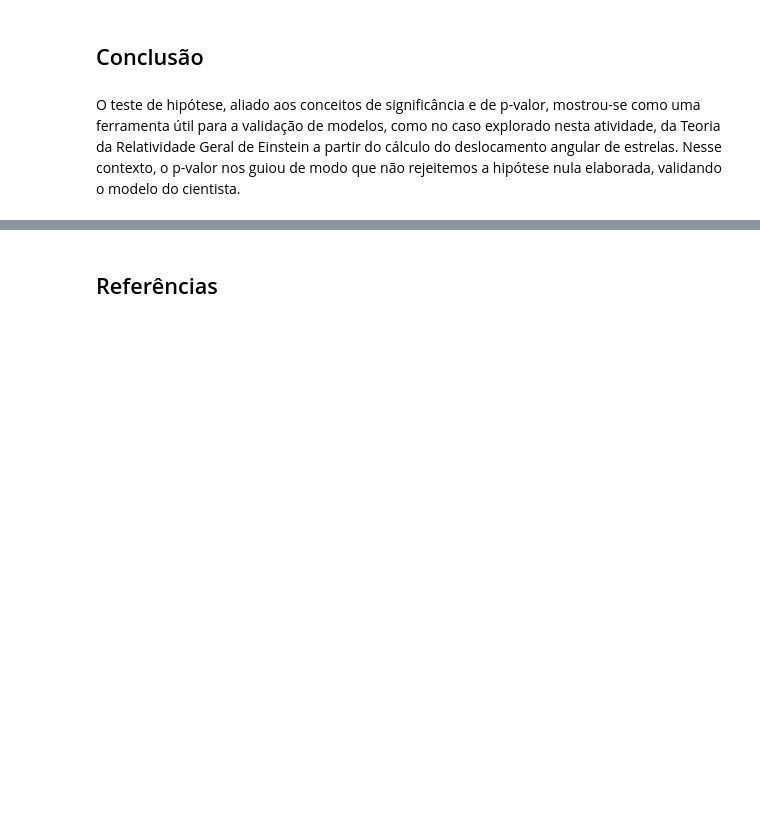
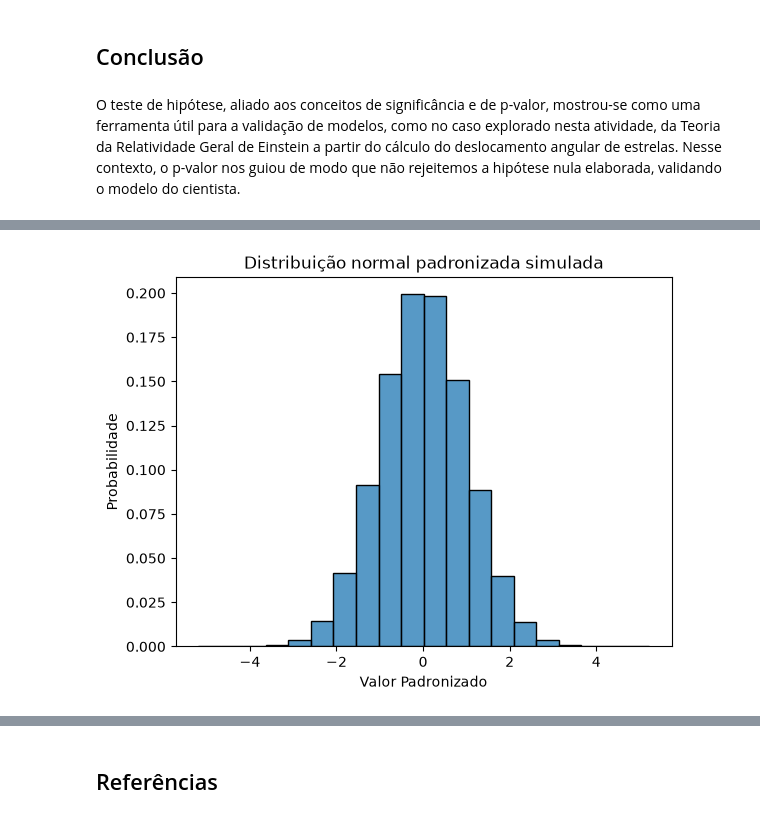
Before and after one commit to cg-oc/statistics, a Jupyter notebook: 8.2_teste_hipotese/teste_hipotese.ipynb, the cells around one changed output, grey strips where cells are left out. Saved outputs shown, nothing was run; the diff lists cells and outputs as text; code cells hidden in the pictures; blank space fills up the shorter version.

```diff
--- a/8.2_teste_hipotese/teste_hipotese.ipynb
+++ b/8.2_teste_hipotese/teste_hipotese.ipynb
@@ -137,12 +152,15 @@ np.random.seed(42)
 
 # Informações para a simulação
 NUM_SIM = 10_000_000
-VAL_CALC = 1.75
-DESV_PADRAO = 0.02 ** (1/2)
+VAL_MEDIA = 1.75
+
+VARIANCIA = 0.02
+DESV_PADRAO = VARIANCIA ** (1/2)
+
 VAL_MEDIDO = 1.98
 
 # Gerando 10 milhão de valores
-desloc_simulados = np.random.normal(loc=VAL_CALC, scale=DESV_PADRAO, size=NUM_SIM)
+desloc_simulados = np.random.normal(loc=VAL_MEDIA, scale=DESV_PADRAO, size=NUM_SIM)
 
 histograma_desloc(desloc_simulados, VAL_MEDIDO)
 # %% [output]
@@ -208,0 +246,19 @@ O teste de hipótese, aliado aos conceitos de significância e de p-valor, mostr
+# %%
+# Gera distribuição padronizada e ordena
+dist_padronizada = (desloc_simulados - VAL_MEDIA) / DESV_PADRAO
+dist_padronizada = sorted(dist_padronizada)
+
+# Plota distribuição
+eixo = sns.histplot(
+        dist_padronizada,
+        stat="probability",
+        bins=20,
+    )
+    # Configura os rótulos dos eixos
+eixo.set(
+    xlabel="Valor Padronizado",
+    ylabel="Probabilidade",
+    title="Distribuição normal padronizada simulada"
+);
+# %% [output]
+[figure, added]
```
Also changed, not shown: parts of 15 cells of this notebook.
